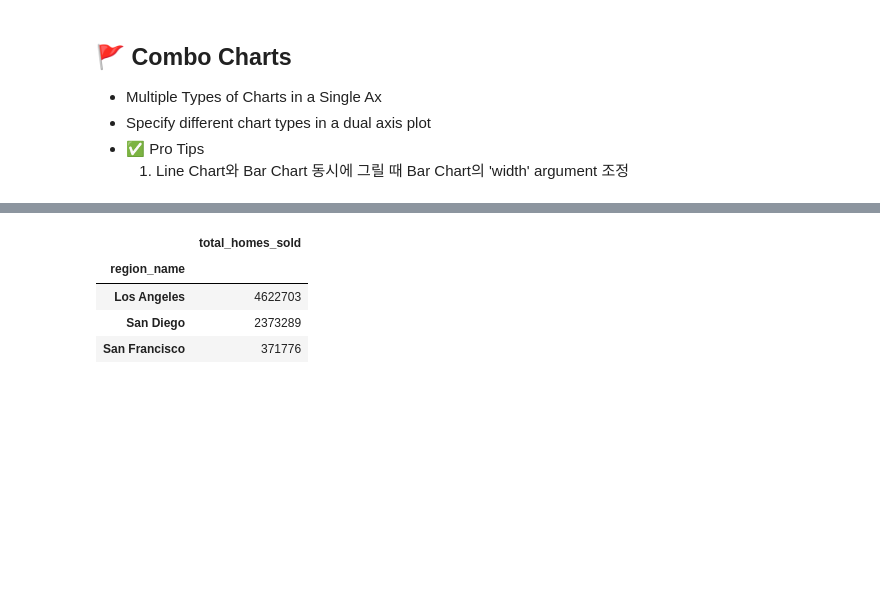
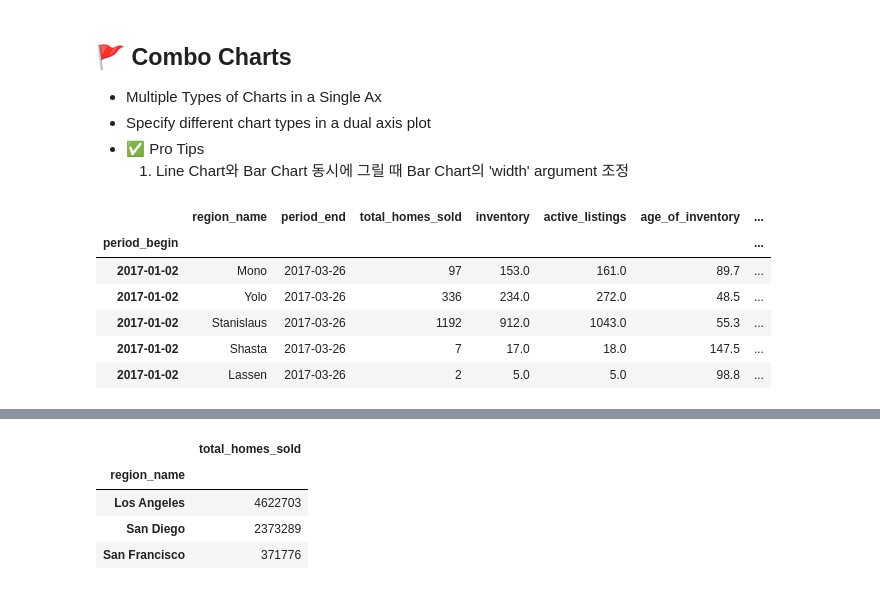
Before and after one commit to scarypillowz/data_visualization, a Jupyter notebook: matplotlib_fundamentals.ipynb, the cells around one changed output, grey strips where cells are left out. Saved outputs shown, nothing was run; the diff lists cells and outputs as text; code cells hidden in the pictures; blank space fills up the shorter version.

```diff
--- a/matplotlib_fundamentals.ipynb
+++ b/matplotlib_fundamentals.ipynb
@@ -892,3 +915,13 @@ sd_dual = (
     .loc[ca_housing['region_name'] == 'San Diego',
         ['inventory', 'median_active_list_price']]
 ).sort_index()
+# %%
+ca_housing.head()
+# %% [output]
+|  | region_name | period_end | total_homes_sold | inventory | active_listings | age_of_inventory | ... |
+| period_begin |  |  |  |  |  |  | ... |
+| 2017-01-02 | Mono | 2017-03-26 | 97 | 153.0 | 161.0 | 89.7 | ... |
+| 2017-01-02 | Yolo | 2017-03-26 | 336 | 234.0 | 272.0 | 48.5 | ... |
+| 2017-01-02 | Stanislaus | 2017-03-26 | 1192 | 912.0 | 1043.0 | 55.3 | ... |
+| 2017-01-02 | Shasta | 2017-03-26 | 7 | 17.0 | 18.0 | 147.5 | ... |
+| 2017-01-02 | Lassen | 2017-03-26 | 2 | 5.0 | 5.0 | 98.8 | ... |
```
Also changed, not shown: parts of 20 cells of this notebook, 1 other file.
